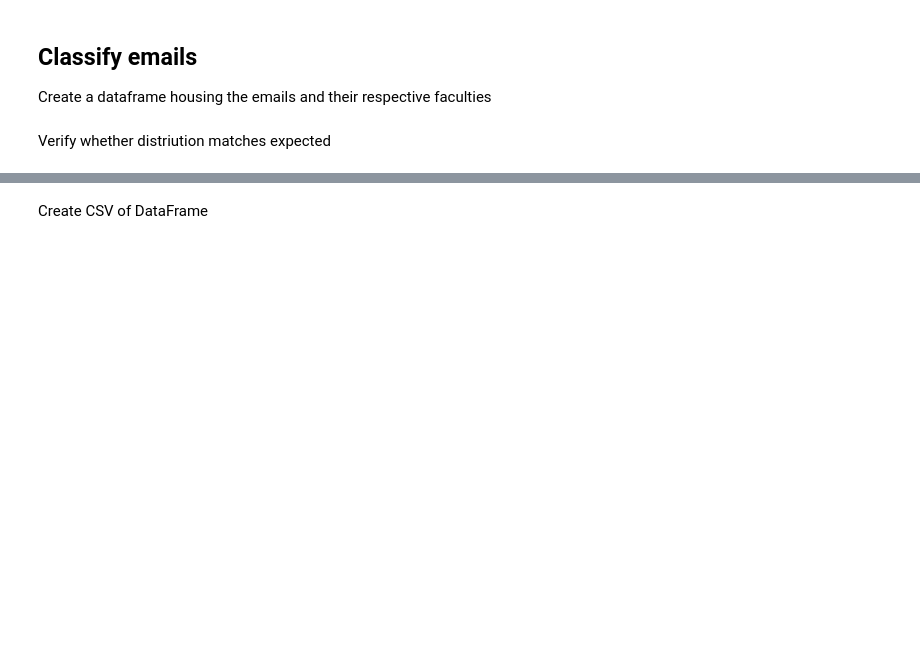
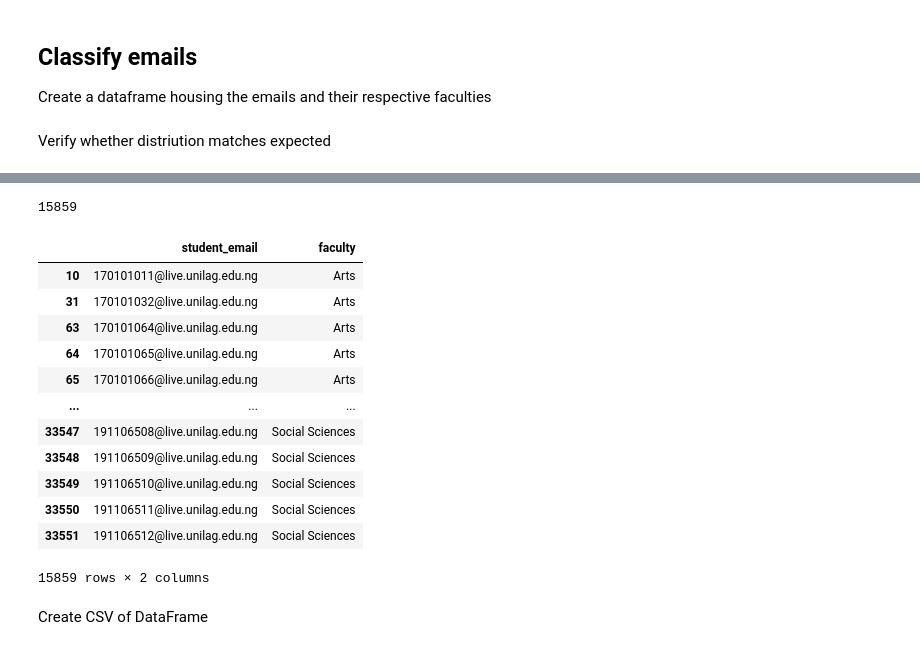
Before and after one commit to socratesjnr/asuu-strike-project, a Jupyter notebook: mailing/student_email_generator.ipynb, the cells around one changed output, grey strips where cells are left out. Cells and saved outputs as stored; diff of their text form; code cells hidden in the pictures; blank space fills up the shorter version.

```diff
--- a/mailing/student_email_generator.ipynb
+++ b/mailing/student_email_generator.ipynb
@@ -116,0 +133,3 @@ email_df['faculty'].value_counts().plot(kind='barh', title='Count of Faculty in
+# %%
+bounced_df = pd.read_csv('bounced_email_addresses.csv')
+bounced_df.head()
@@ -117,3 +143,24 @@ email_df['faculty'].value_counts().plot(kind='barh', title='Count of Faculty in
+# %%
+valid_emails = email_df[email_df['student_email'].isin(bounced_df['Email Address'])]
+len(valid_emails)
+# %% [output]
+15859
+# %%
+valid_emails
+# %% [output]
+|  | student_email | faculty |
+| 10 | 170101011@live.unilag.edu.ng | Arts |
+| 31 | 170101032@live.unilag.edu.ng | Arts |
+| 63 | 170101064@live.unilag.edu.ng | Arts |
+| 64 | 170101065@live.unilag.edu.ng | Arts |
+| 65 | 170101066@live.unilag.edu.ng | Arts |
+| ... | ... | ... |
+| 33547 | 191106508@live.unilag.edu.ng | Social Sciences |
+| 33548 | 191106509@live.unilag.edu.ng | Social Sciences |
+| 33549 | 191106510@live.unilag.edu.ng | Social Sciences |
+| 33550 | 191106511@live.unilag.edu.ng | Social Sciences |
+| 33551 | 191106512@live.unilag.edu.ng | Social Sciences |
+15859 rows × 2 columns
 # %% [markdown]
 Create CSV of DataFrame
 # %%
```
Also changed, not shown: parts of 5 cells of this notebook.
